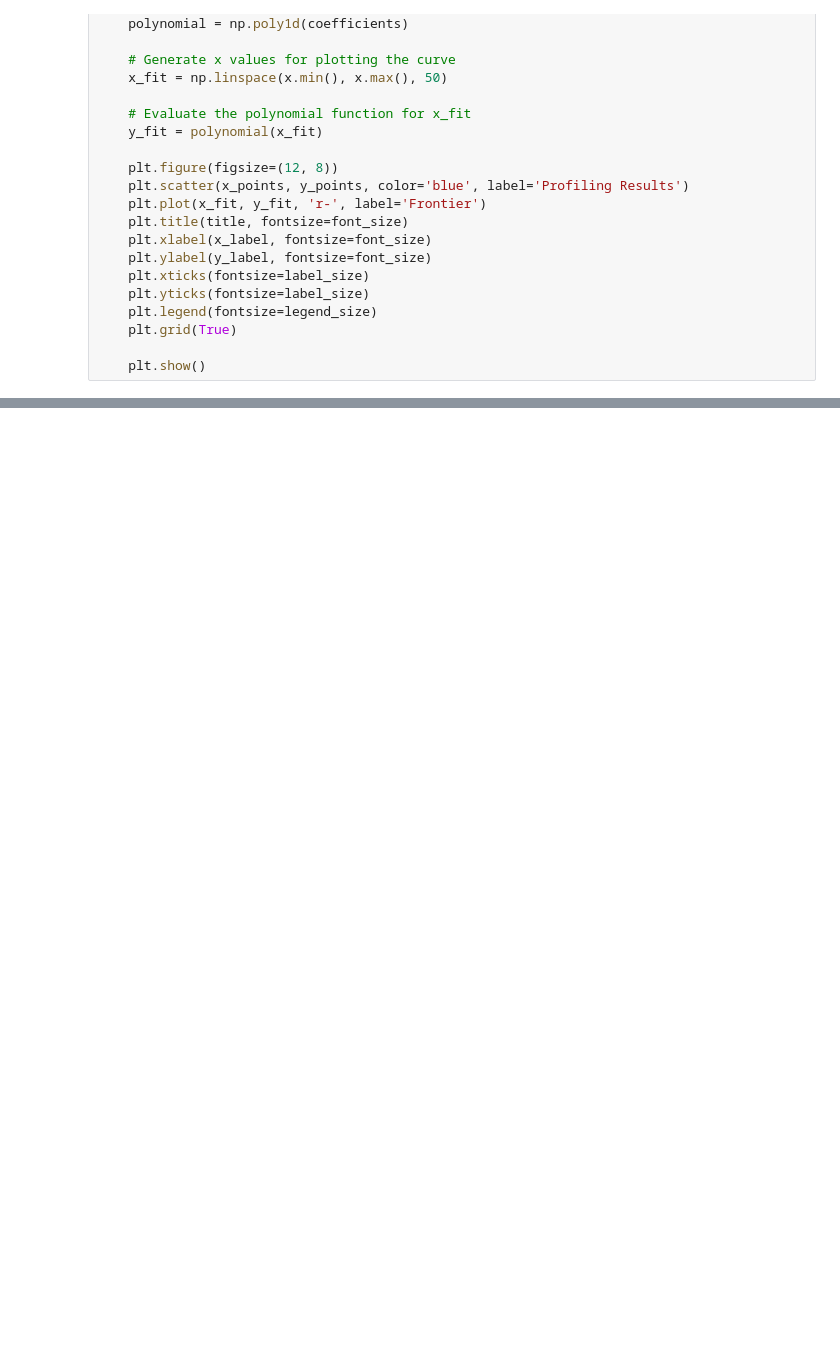
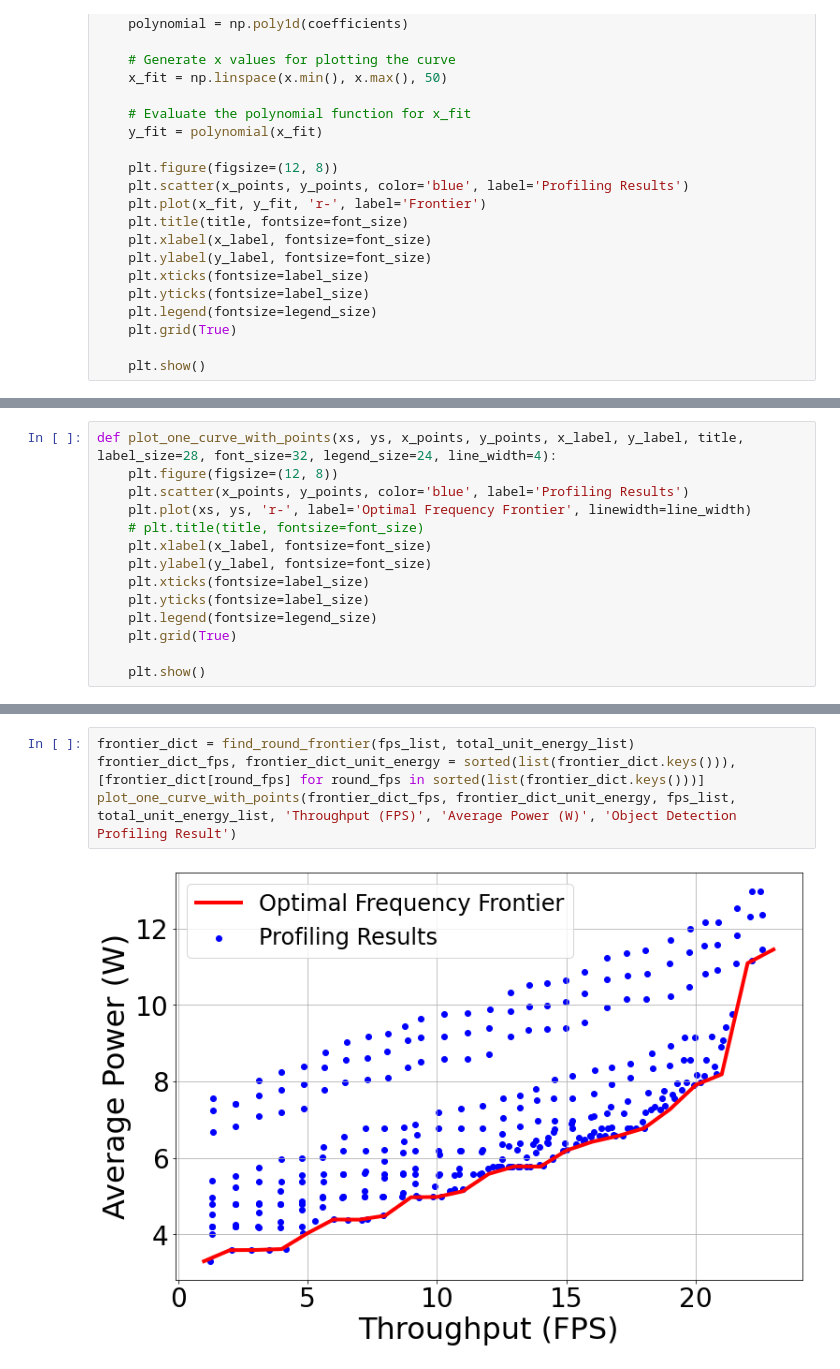
Before and after one commit to lijiaxi2018/Distributed-Learning, a Jupyter notebook: plot/exp4-energy-960.ipynb, the cells around one changed output, grey strips where cells are left out. Drawn from its saved outputs; the diff is of its cells as text; blank space fills up the shorter version.

```diff
--- a/plot/exp4-energy-960.ipynb
+++ b/plot/exp4-energy-960.ipynb
@@ -126,2 +136,16 @@ def plot_one_fitted_curve_with_points(xs, ys, x_points, y_points, y_buffer, x_la
+# %%
+def plot_one_curve_with_points(xs, ys, x_points, y_points, x_label, y_label, title, label_size=28, font_size=32, legend_size=24, line_width=4):
+    plt.figure(figsize=(12, 8))
+    plt.scatter(x_points, y_points, color='blue', label='Profiling Results')
+    plt.plot(xs, ys, 'r-', label='Optimal Frequency Frontier', linewidth=line_width)
+    # plt.title(title, fontsize=font_size)
+    plt.xlabel(x_label, fontsize=font_size)
+    plt.ylabel(y_label, fontsize=font_size)
+    plt.xticks(fontsize=label_size)
+    plt.yticks(fontsize=label_size)
+    plt.legend(fontsize=legend_size)
+    plt.grid(True)
+
+    plt.show()
 # %%
 NUM_FRAME = 1800
@@ -145,0 +170,6 @@ plot_one_fitted_curve_with_points(fps_frontier, unit_energy_frontier, fps_list,
+# %%
+frontier_dict = find_round_frontier(fps_list, total_unit_energy_list)
+frontier_dict_fps, frontier_dict_unit_energy = sorted(list(frontier_dict.keys())), [frontier_dict[round_fps] for round_fps in sorted(list(frontier_dict.keys()))]
+plot_one_curve_with_points(frontier_dict_fps, frontier_dict_unit_energy, fps_list, total_unit_energy_list, 'Throughput (FPS)', 'Average Power (W)', 'Object Detection Profiling Result')
+# %% [output]
+[figure, added]
```
Also changed, not shown: parts of 7 cells of this notebook, 3 other files.
